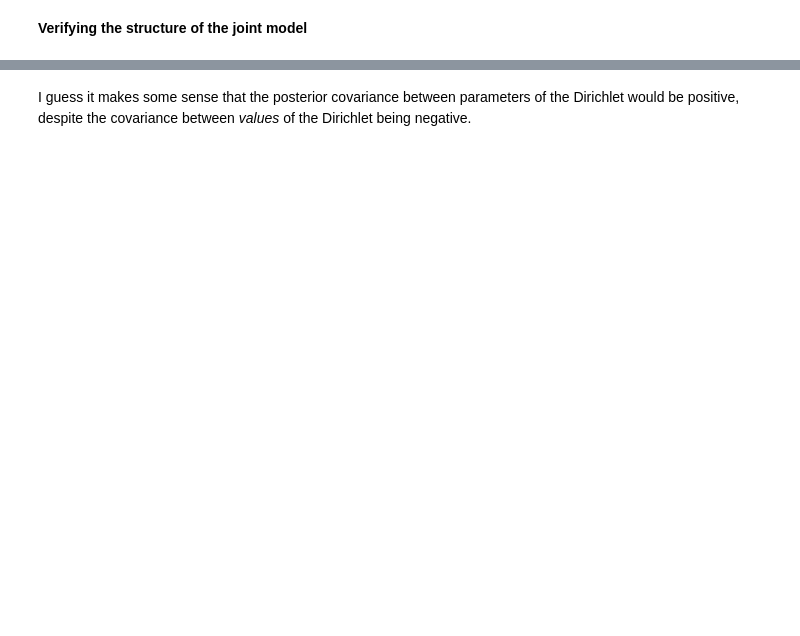
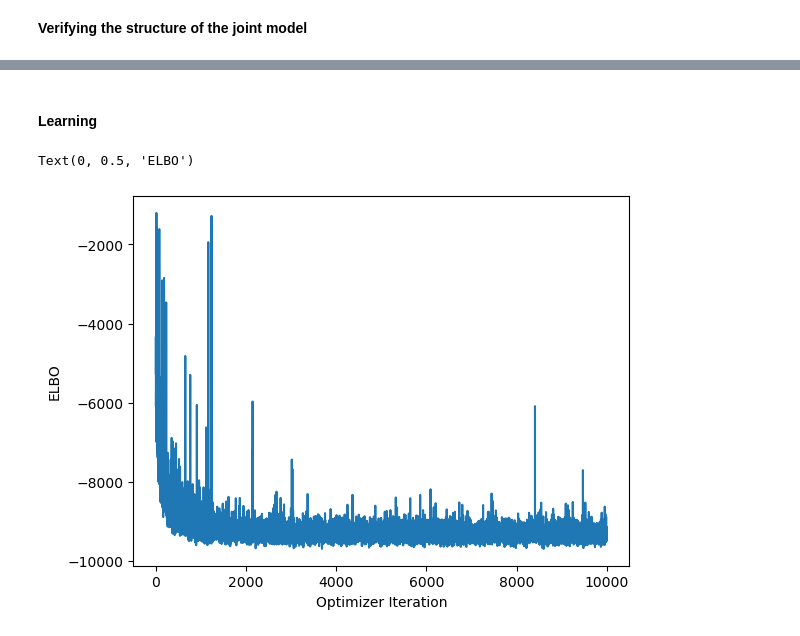
Before and after one commit to ptrubey/extremes, a Jupyter notebook: tf/TensorFlow Test - PY-PG-G.ipynb, the cells around one changed output, grey strips where cells are left out. Saved outputs shown, nothing was run; the diff lists cells and outputs as text; code cells hidden in the pictures; blank space fills up the shorter version.

```diff
--- a/tf/TensorFlow Test - PY-PG-G.ipynb
+++ b/tf/TensorFlow Test - PY-PG-G.ipynb
@@ -131,0 +122,3 @@ print(g.gradient(neg_elbo, surrogate_posterior.trainable_variables)) # exists!
+# %%
+def target_log_prob_fn(xi, tau, nu, alpha):
+    return model_joint.log_prob(xi = xi, tau = tau, nu = nu, alpha = alpha, obs = Yp)
@@ -131,0 +141,9 @@ print(g.gradient(neg_elbo, surrogate_posterior.trainable_variables)) # exists!
+# %%
+q_nu_mu    = tf.Variable(tf.random.normal([J-1], dtype = np.float64), name = 'q_nu_mu')
+q_nu_sd    = tf.Variable(tf.random.normal([J-1], dtype = np.float64), name = 'q_nu_sd')
+q_alpha_mu = tf.Variable(tf.random.normal([J,D], dtype = np.float64), name = 'q_alpha_mu')
+q_alpha_sd = tf.Variable(tf.random.normal([J,D], dtype = np.float64), name = 'q_alpha_sd')
+q_xi_mu    = tf.Variable(tf.random.normal([D],   dtype = np.float64), name = 'q_xi_mu')
+q_xi_sd    = tf.Variable(tf.random.normal([D],   dtype = np.float64), name = 'q_xi_sd')
+q_tau_mu   = tf.Variable(tf.random.normal([D],   dtype = np.float64), name = 'q_tau_mu')
+q_tau_sd   = tf.Variable(tf.random.normal([D],   dtype = np.float64), name = 'q_tau_sd')
@@ -132,11 +152,20 @@ print(g.gradient(neg_elbo, surrogate_posterior.trainable_variables)) # exists!
+# %%
+surrogate_posterior = tfd.JointDistributionNamed(dict(
+    xi = tfd.Independent(tfd.LogNormal(q_xi_mu, tf.nn.softplus(q_xi_sd)), reinterpreted_batch_ndims = 1),
+    tau = tfd.Independent(tfd.LogNormal(q_tau_mu, tf.nn.softplus(q_tau_sd)), reinterpreted_batch_ndims = 1),
+    nu = tfd.Independent(tfd.LogitNormal(q_nu_mu, tf.nn.softplus(q_nu_sd)), reinterpreted_batch_ndims = 1),
+    alpha = tfd.Independent(tfd.LogNormal(q_alpha_mu, tf.nn.softplus(q_alpha_sd)), reinterpreted_batch_ndims = 2),
+    ))
+s = surrogate_posterior.sample(100)
+p = target_log_prob_fn(**s)
 # %%
-path = tfp.vi.fit_surrogate_posterior(
-    target_log_prob_fn = model_joint_log_prob,
-    surrogate_posterior = surrogate_posterior,
-    optimizer = tf.optimizers.Adam(.2),
-    num_steps = 1000,
-    sample_size = 500,
-    )
+def run_advi(optimizer, sample_size=50, num_steps=10000, seed=1):
+    return tfp.vi.fit_surrogate_posterior(
+        target_log_prob_fn=target_log_prob_fn,
+        surrogate_posterior=surrogate_posterior,
+        optimizer=optimizer,
+        sample_size=sample_size,
+        seed=seed, num_steps=num_steps)  # 200, 2000
 
-print(tf.exp(q_mu)) # This appears to have worked; the values end in *rougly* the right place.
-print(q_scale**2)
+opt = tf.optimizers.Adam(learning_rate=1e-2)
+losses = run_advi(opt, sample_size=1)
@@ -173,2 +172,9 @@ print(tf.exp(q_nu)) # This gives the same basic response as previous.
-# %% [markdown]
-I guess it makes some sense that the posterior covariance between parameters of the Dirichlet would be positive, despite the covariance between *values* of the Dirichlet being negative.
+# %% [markdown]
+#### Learning
+# %%
+plt.plot(losses.numpy())
+plt.xlabel('Optimizer Iteration')
+plt.ylabel('ELBO')
+# %% [output]
+Text(0, 0.5, 'ELBO')
+[figure, added]
```
Also changed, not shown: parts of 22 cells of this notebook, 1 other file.
